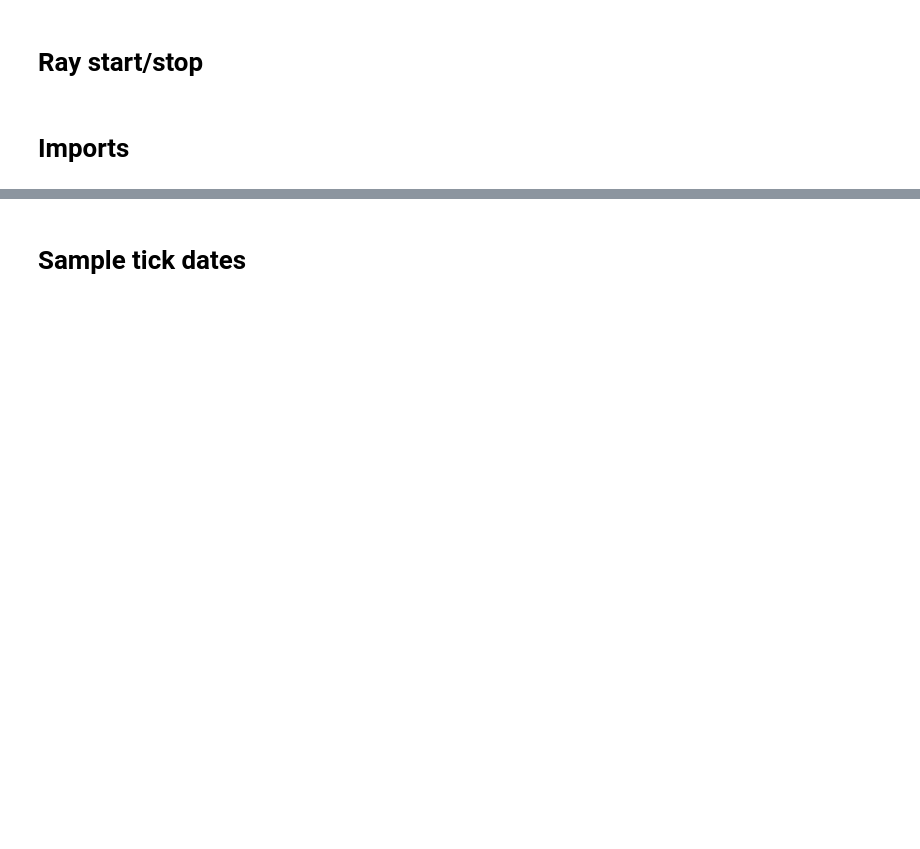
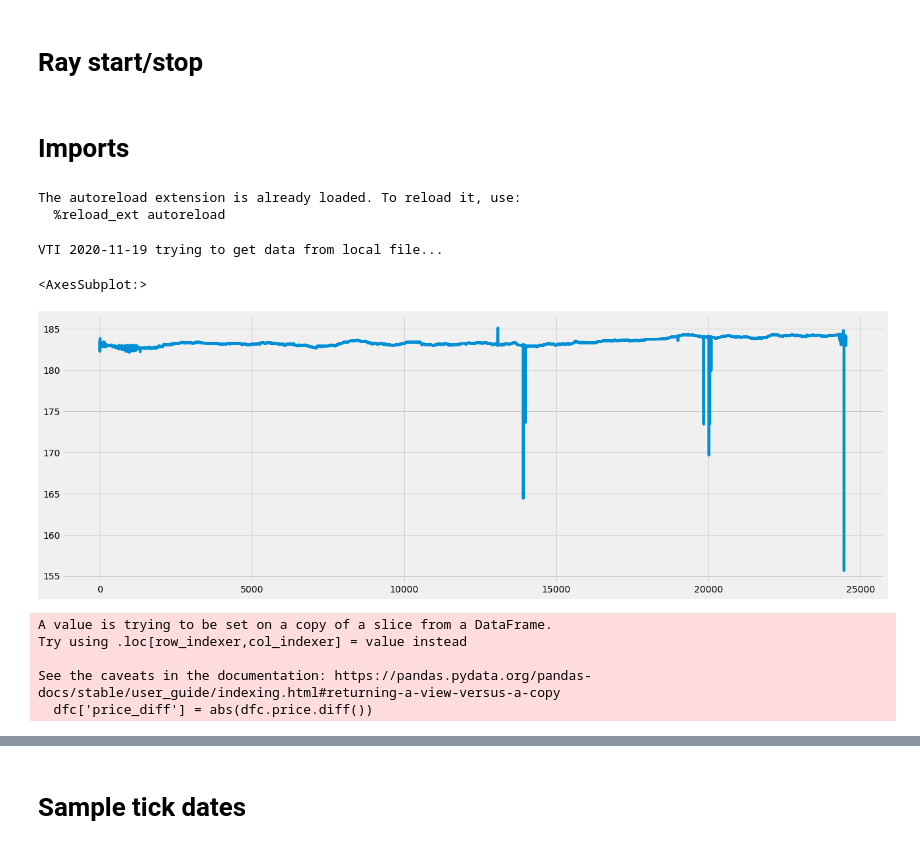
Before and after one commit to bobcolner/pandas-polygon, a Jupyter notebook: nb_bars.ipynb, the cells around one changed output, grey strips where cells are left out. Cells and saved outputs as stored; diff of their text form; code cells hidden in the pictures; blank space fills up the shorter version.

```diff
--- a/nb_bars.ipynb
+++ b/nb_bars.ipynb
@@ -13,7 +14,7 @@ ray.shutdown()
 import numpy as np
 import pandas as pd
 pd.set_option('float_format', '{:f}'.format)
-pd.set_option('display.max_rows', 99)
+pd.set_option('display.max_rows', 70)
 pd.set_option('display.max_columns', 99)
 import pandas_bokeh
 pandas_bokeh.output_file("data/bokeh_output.html")
@@ -25,6 +26,7 @@ import bar_samples as bs
 import bar_labels as bl
 import bar_workflow as bw
 import utils_filters as ft
+from utils_pickle import pickle_dump, pickle_load
 
 import matplotlib as mpl
 from matplotlib import style
@@ -34,3 +36,32 @@ mpl.rcParams['figure.figsize'] = [20, 7]
 # df.style.background_gradient(cmap='coolwarm', axis=None, vmin=-1, vmax=1)  # 'Blues', 'coolwarm', 'RdBu_r' & 'BrBG'
 # pd.set_option('precision', 2)
 # .plot_bokeh(sizing_mode="scale_height")
+# set sampling params
+symbol = 'VTI'
+start_date = '2020-11-08'
+end_date = '2020-11-09'
+date = '2020-11-19'
+# %% [output]
+The autoreload extension is already loaded. To reload it, use:
+  %reload_ext autoreload
+# %%
+df = ps3.fetch_date_df(symbol, date, tick_type='trades')
+# %% [output]
+VTI 2020-11-19 trying to get data from local file...
+# %%
+df.price.plot()
+# %% [output]
+<AxesSubplot:>
+[figure, added]
+# %%
+df.loc[:, 'cond_str'] = df.conditions.astype('string')
+
+dfc = df[df.irregular==False]
+
+dfc['price_diff'] = abs(dfc.price.diff())
+# %% [output]
+A value is trying to be set on a copy of a slice from a DataFrame.
+Try using .loc[row_indexer,col_indexer] = value instead
+
+See the caveats in the documentation: https://pandas.pydata.org/pandas-docs/stable/user_guide/indexing.html#returning-a-view-versus-a-copy
+  dfc['price_diff'] = abs(dfc.price.diff())
```
Also changed, not shown: parts of 32 cells of this notebook, 13 other files.
